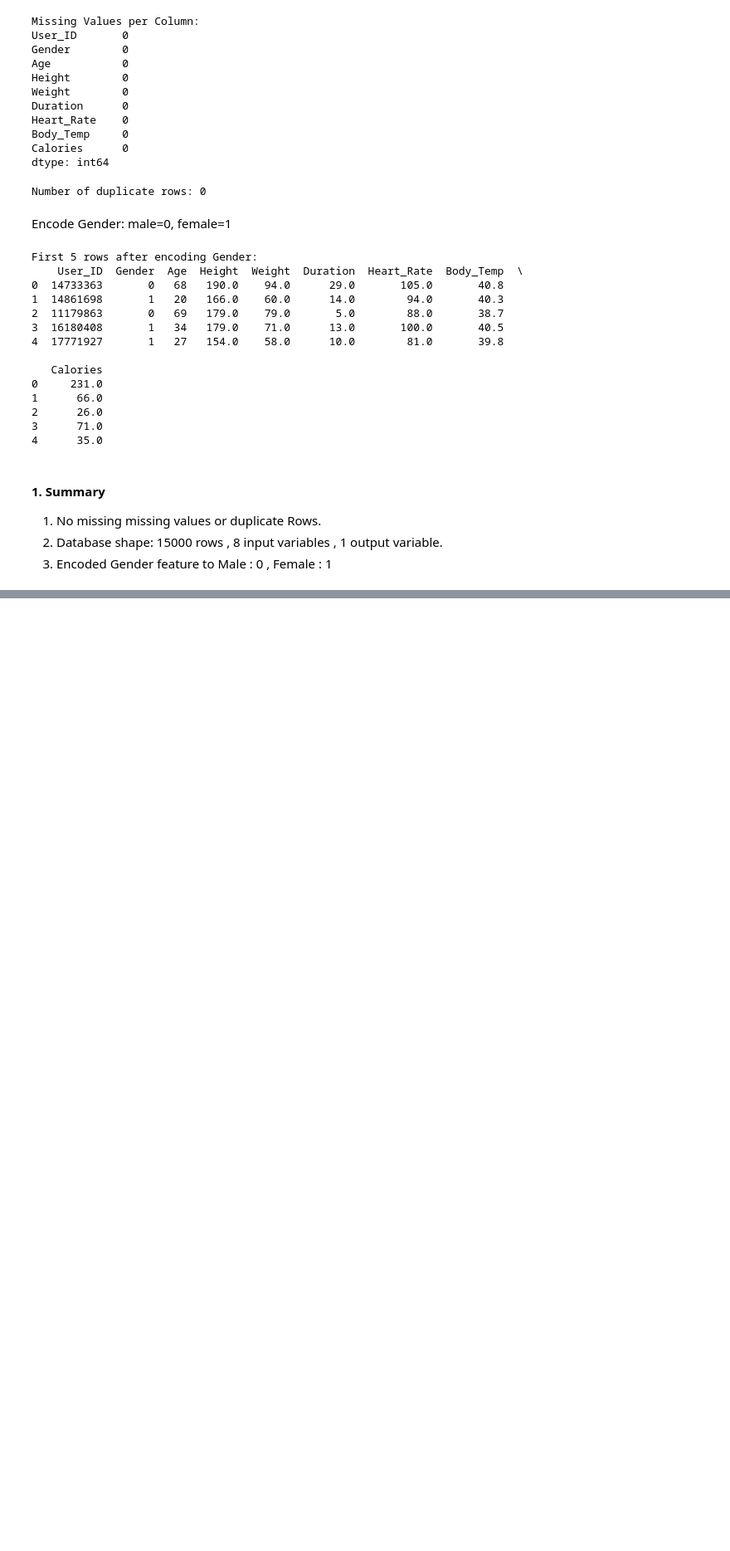
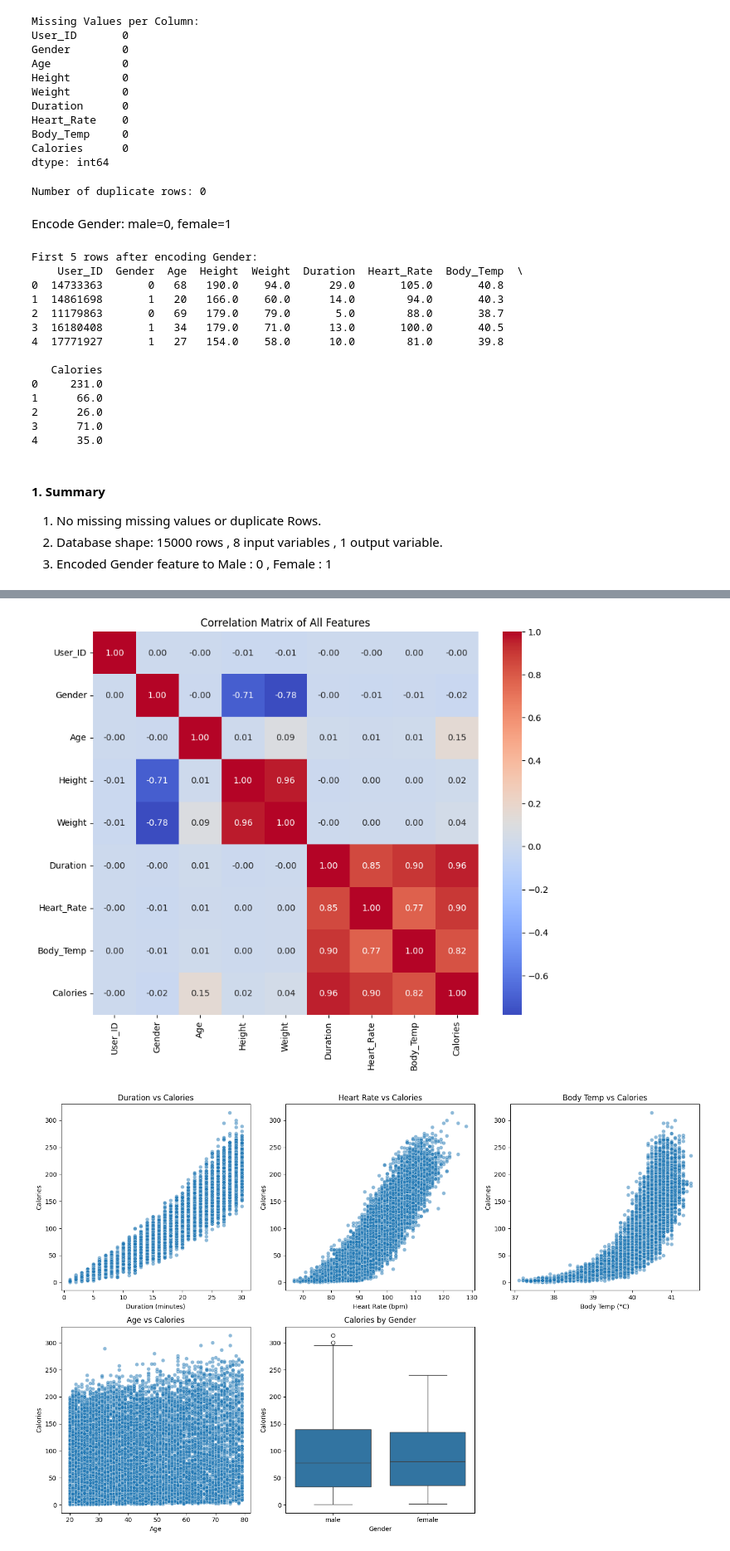
Before and after one commit to skennedy-99/calorie-predictor, a Jupyter notebook: training/eda.ipynb, the cells around one changed output, grey strips where cells are left out. Shown at 83% size. Cells and saved outputs as stored; diff of their text form; code cells hidden in the pictures; blank space fills up the shorter version.

```diff
--- a/training/eda.ipynb
+++ b/training/eda.ipynb
@@ -516,0 +227,43 @@ Gender   -0.662327 -0.783186 -0.710534 -0.022357  1.000000
+# %%
+plt.figure(figsize=(10, 8))
+sns.heatmap(df_eda.corr(), annot=True, cmap='coolwarm', fmt='.2f')
+plt.title('Correlation Matrix of All Features')
+plt.show()
+
+plt.figure(figsize=(15, 10))
+
+plt.subplot(2, 3, 1)
+sns.scatterplot(x='Duration', y='Calories', data=df_eda, alpha=0.5)
+plt.title('Duration vs Calories')
+plt.xlabel('Duration (minutes)')
+plt.ylabel('Calories')
+
+plt.subplot(2, 3, 2)
+sns.scatterplot(x='Heart_Rate', y='Calories', data=df_eda, alpha=0.5)
+plt.title('Heart Rate vs Calories')
+plt.xlabel('Heart Rate (bpm)')
+plt.ylabel('Calories')
+
+plt.subplot(2, 3, 3)
+sns.scatterplot(x='Body_Temp', y='Calories', data=df_eda, alpha=0.5)
+plt.title('Body Temp vs Calories')
+plt.xlabel('Body Temp (°C)')
+plt.ylabel('Calories')
+
+plt.subplot(2, 3, 4)
+sns.scatterplot(x='Age', y='Calories', data=df_eda, alpha=0.5)
+plt.title('Age vs Calories')
+plt.xlabel('Age')
+plt.ylabel('Calories')
+
+plt.subplot(2, 3, 5)
+sns.boxplot(x='Gender', y='Calories', data=df)
+plt.title('Calories by Gender')
+plt.xlabel('Gender')
+plt.ylabel('Calories')
+
+plt.tight_layout()
+plt.show()
+# %% [output]
+[figure, added]
+[figure, added]
```
Also changed, not shown: parts of 63 cells of this notebook, 1 other file.
